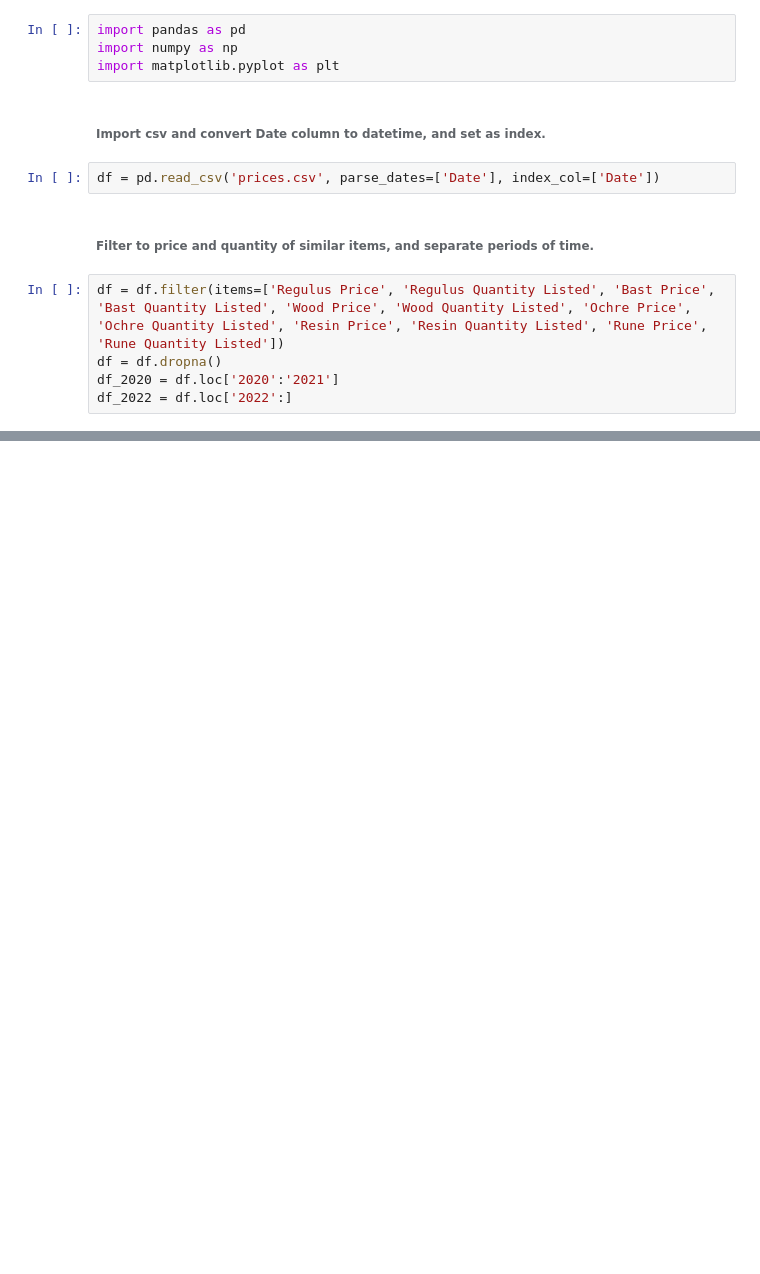
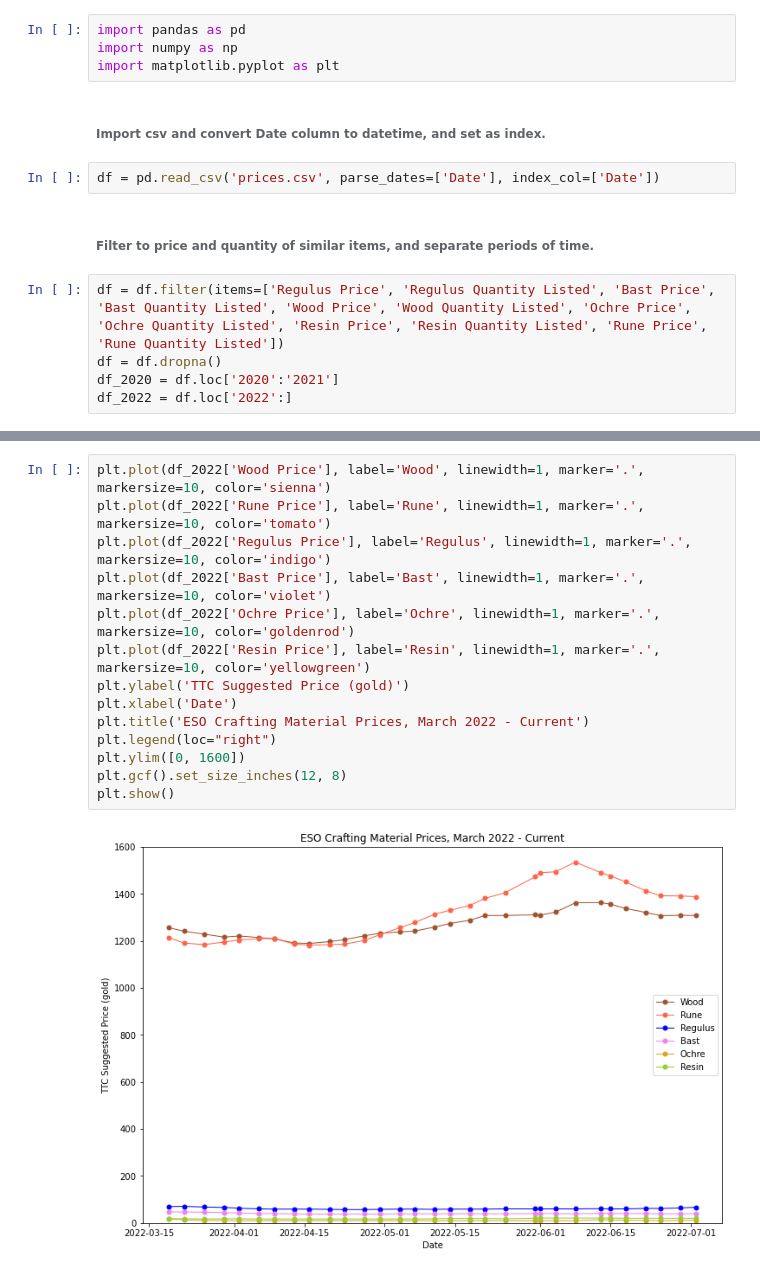
Before and after one commit to racheldelong/ESO-Crafting-Material-Prices, a Jupyter notebook: ESOMatPrices.ipynb, the cells around one changed output, grey strips where cells are left out. Cells and saved outputs as stored; diff of their text form; blank space fills up the shorter version.

```diff
--- a/ESOMatPrices.ipynb
+++ b/ESOMatPrices.ipynb
@@ -30 +38,17 @@ plt.show()
+# %%
+plt.plot(df_2022['Wood Price'], label='Wood', linewidth=1, marker='.', markersize=10, color='sienna')
+plt.plot(df_2022['Rune Price'], label='Rune', linewidth=1, marker='.', markersize=10, color='tomato')
+plt.plot(df_2022['Regulus Price'], label='Regulus', linewidth=1, marker='.', markersize=10, color='indigo')
+plt.plot(df_2022['Bast Price'], label='Bast', linewidth=1, marker='.', markersize=10, color='violet')
+plt.plot(df_2022['Ochre Price'], label='Ochre', linewidth=1, marker='.', markersize=10, color='goldenrod')
+plt.plot(df_2022['Resin Price'], label='Resin', linewidth=1, marker='.', markersize=10, color='yellowgreen')
+plt.ylabel('TTC Suggested Price (gold)')
+plt.xlabel('Date')
+plt.title('ESO Crafting Material Prices, March 2022 - Current')
+plt.legend(loc="right")
+plt.ylim([0, 1600])
+plt.gcf().set_size_inches(12, 8)
+plt.show()
+# %% [output]
+[figure, added]
 # %%
```
Also changed, not shown: parts of 6 cells of this notebook.
